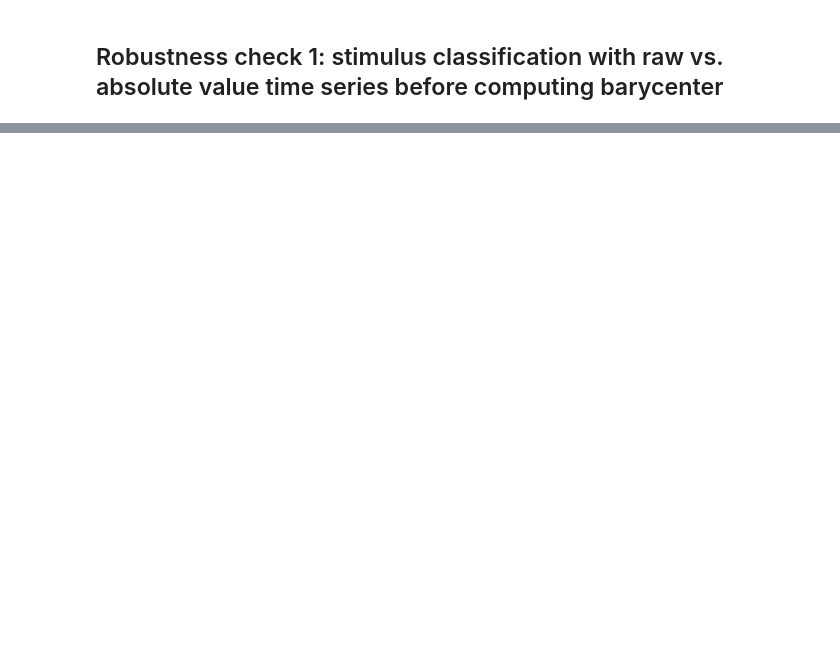
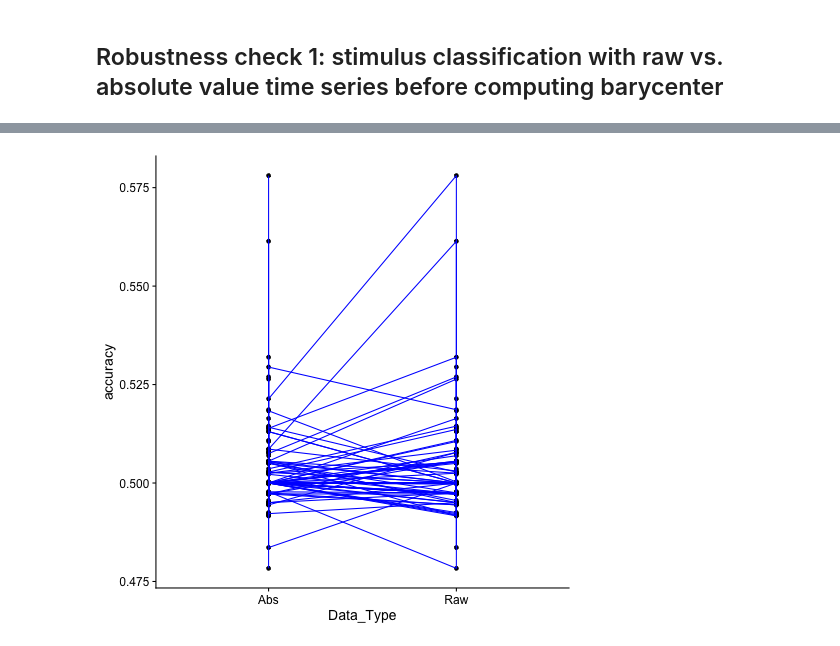
Before and after one commit to anniegbryant/MEG_functional_connectivity, a Jupyter notebook: classification/barycenter_robustness_checks.ipynb, the cells around one changed output, grey strips where cells are left out. Drawn from its saved outputs; the diff is of its cells as text; code cells hidden in the pictures; blank space fills up the shorter version.

Commit message:
Expanded robustness analysis density plots

```diff
--- a/classification/barycenter_robustness_checks.ipynb
+++ b/classification/barycenter_robustness_checks.ipynb
@@ -97,14 +98,14 @@ meta_roi_comparisons = [("Category_Selective", "IPS"),
                         ("V1_V2", "Category_Selective")]
 
 # Relevance type comparisons
-relevance_type_comparisons = ["Relevant-non-target", "Irrelevant"]
+relevance_type_comparisons = ["Relevant non-target", "Irrelevant"]
 
 # Stimulus presentation comparisons
-stimulus_presentation_comparisons = ["on", "off"]
+stimulus_presentation_comparisons = ["Onset", "Offset"]
 
 # Define all combinations for cross-task classification
 group_stratified_CV = StratifiedGroupKFold(n_splits = 10, shuffle = True, random_state=127)
 # %%
 # Stimulus type comparisons
-stimulus_types = all_raw_time_resolved_barycenter_res.stimulus_type.unique().tolist()
+stimulus_types = all_raw_time_resolved_barycenter_res.Stimulus.unique().tolist()
 stimulus_type_comparisons = list(itertools.combinations(stimulus_types, 2))
@@ -198,0 +151,21 @@ comparing_between_stimulus_types_classification_results = pd.concat(comparing_be
+# %%
+def impute_helper(this_statistic_data, stat_column_name, num_rows):
+    # Extract SPI values and fix NaN
+    this_raw_column_data = this_statistic_data[stat_column_name]
+    num_NaN = this_raw_column_data.isna().sum()
+    prop_NaN = num_NaN / num_rows
+    column_mode_max = this_raw_column_data.value_counts().max()
+    column_SD = this_raw_column_data.std()
+
+    # Set the 'value' column
+    this_statistic_data = this_statistic_data.rename(columns={stat_column_name: "value"})
+
+    # If 0% < num_NaN < 10%, impute by the mean of each component
+    if 0 < prop_NaN < 0.1:
+        values_imputed = (this_raw_column_data
+                            .transform(lambda x: x.fillna(x.mean())))
+
+        this_raw_column_data = values_imputed
+        this_statistic_data["value"] = this_raw_column_data
+
+    return this_statistic_data
@@ -198,0 +273,10 @@ comparing_between_stimulus_types_classification_results = pd.concat(comparing_be
+# %%
+%%R -i comparing_between_stimulus_types_classification_results
+
+comparing_between_stimulus_types_classification_results %>%
+    mutate(stat_identifier = glue("{Statistic}_{Region_Pair}_{relevance_type}_{stimulus_presentation}_{stimulus_combo}")) %>%
+    ggplot(data=., mapping=aes(x=Data_Type, y=accuracy)) +
+    geom_point() +
+    geom_line(aes(group=stat_identifier), color="blue")
+# %% [output]
+[figure, added]
```
Also changed, not shown: parts of 6 cells of this notebook, 13 other files.
